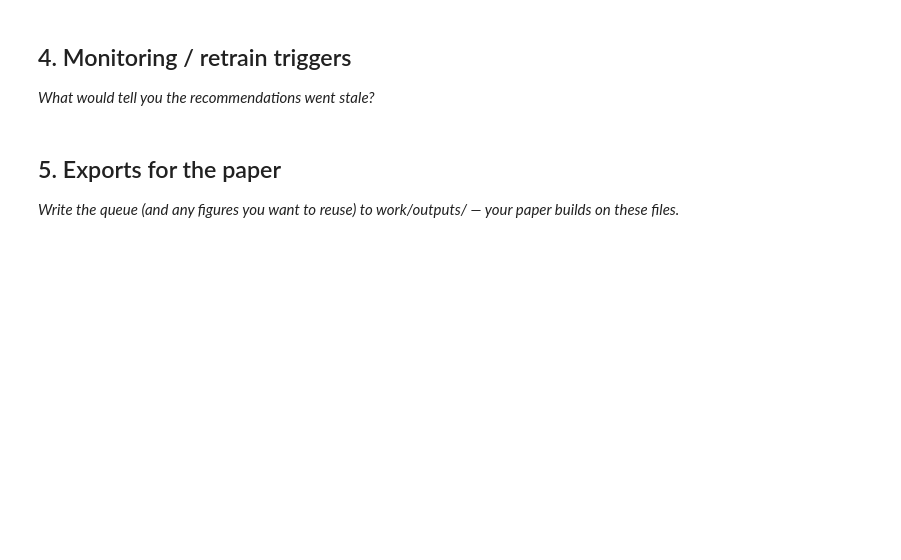
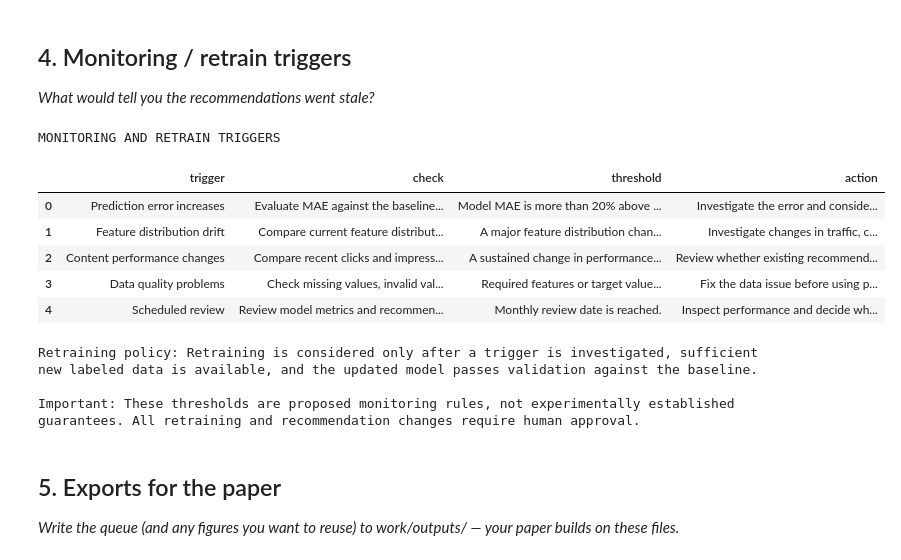
Before and after one commit to Hardik144/flyrank-ml-internship, a Jupyter notebook: work/notebooks/w07_action_playbook.ipynb, the cells around one changed output. Cells and saved outputs as stored; diff of their text form; code cells hidden in the pictures; blank space fills up the shorter version.

```diff
--- a/work/notebooks/w07_action_playbook.ipynb
+++ b/work/notebooks/w07_action_playbook.ipynb
@@ -37,3 +594,67 @@ This skeleton is yours to fill. Work the sections **in order** — each one has
+# %%
+
+# SECTION 4: MONITORING / RETRAIN TRIGGERS
+
+import pandas as pd
+
+monitoring_plan = pd.DataFrame([
+    {
+        "trigger": "Prediction error increases",
+        "check": "Evaluate MAE against the baseline on newly available labeled data.",
+        "threshold": "Model MAE is more than 20% above its validation MAE.",
+        "action": "Investigate the error and consider retraining after review."
+    },
+    {
+        "trigger": "Feature distribution drift",
+        "check": "Compare current feature distributions with the training data.",
+        "threshold": "A major feature distribution change is detected.",
+        "action": "Investigate changes in traffic, content, or data collection."
+    },
+    {
+        "trigger": "Content performance changes",
+        "check": "Compare recent clicks and impressions with previous periods.",
+        "threshold": "A sustained change in performance is observed.",
+        "action": "Review whether existing recommendations remain relevant."
+    },
+    {
+        "trigger": "Data quality problems",
+        "check": "Check missing values, invalid values, and unexpected categories.",
+        "threshold": "Required features or target values are missing or invalid.",
+        "action": "Fix the data issue before using predictions."
+    },
+    {
+        "trigger": "Scheduled review",
+        "check": "Review model metrics and recommendations monthly.",
+        "threshold": "Monthly review date is reached.",
+        "action": "Inspect performance and decide whether retraining is needed."
+    }
+])
+
+print("MONITORING AND RETRAIN TRIGGERS")
+display(monitoring_plan)
+
+print(
+    "\nRetraining policy: Retraining is considered only after a trigger "
+    "is investigated, sufficient new labeled data is available, and "
+    "the updated model passes validation against the baseline."
+)
+
+print(
+    "\nImportant: These thresholds are proposed monitoring rules, "
+    "not experimentally established guarantees. All retraining "
+    "and recommendation changes require human approval."
+)
+# %% [output]
+MONITORING AND RETRAIN TRIGGERS
+|  | trigger | check | threshold | action |
+| 0 | Prediction error increases | Evaluate MAE against the baseline... | Model MAE is more than 20% above ... | Investigate the error and conside... |
+| 1 | Feature distribution drift | Compare current feature distribut... | A major feature distribution chan... | Investigate changes in traffic, c... |
+| 2 | Content performance changes | Compare recent clicks and impress... | A sustained change in performance... | Review whether existing recommend... |
+| 3 | Data quality problems | Check missing values, invalid val... | Required features or target value... | Fix the data issue before using p... |
+| 4 | Scheduled review | Review model metrics and recommen... | Monthly review date is reached. | Inspect performance and decide wh... |
+Retraining policy: Retraining is considered only after a trigger is investigated, sufficient new labeled data is available, and the updated model passes validation against the baseline.
+
+Important: These thresholds are proposed monitoring rules, not experimentally established guarantees. All retraining and recommendation changes require human approval.
 # %% [markdown]
 ## 5. Exports for the paper
 
```
Also changed, not shown: parts of 10 cells of this notebook.
